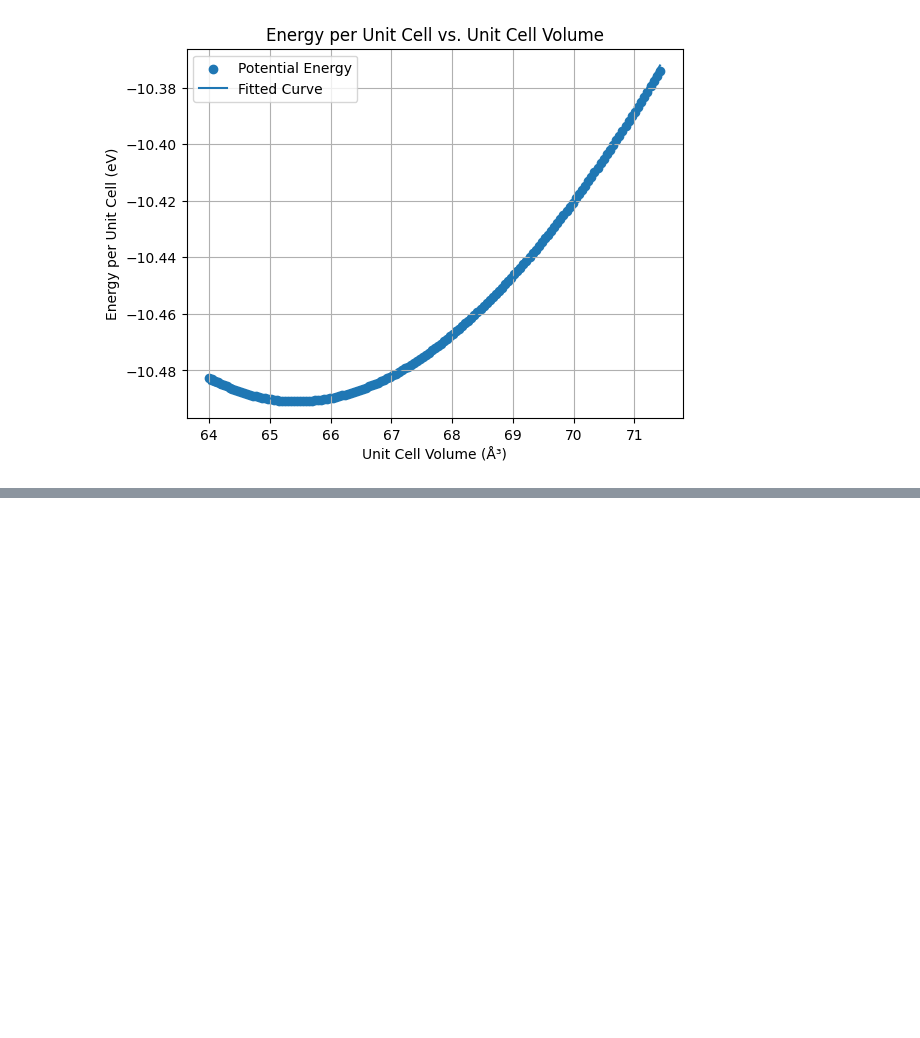
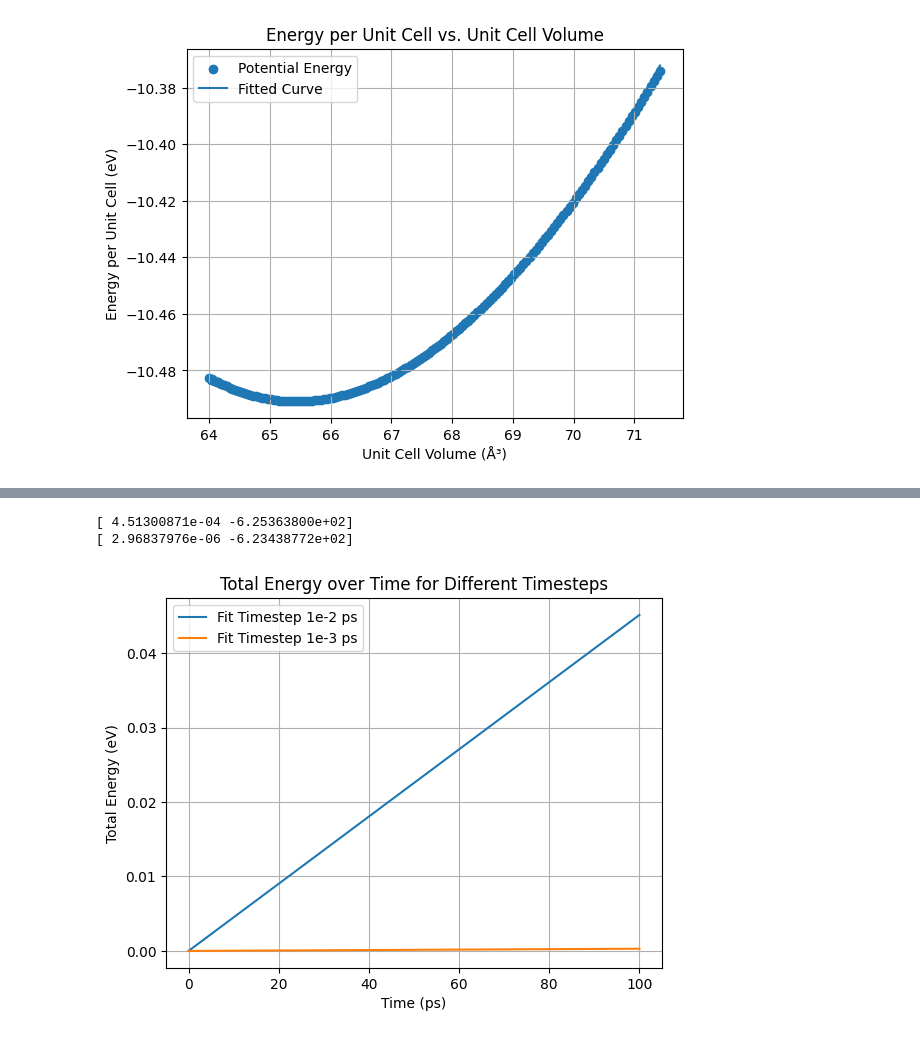
Before and after one commit to RichardBlucher/fka122-Exercises, a Jupyter notebook: fka122-Exercises1/Home-assignment/H1/visual.ipynb, the cells around one changed output, grey strips where cells are left out. Saved outputs shown, nothing was run; the diff lists cells and outputs as text; code cells hidden in the pictures; blank space fills up the shorter version.

```diff
--- a/fka122-Exercises1/Home-assignment/H1/visual.ipynb
+++ b/fka122-Exercises1/Home-assignment/H1/visual.ipynb
@@ -105,0 +106,34 @@ plt.show()
+# %%
+fit2 = np.polyfit(data_array2[:,0], data_array2[:,3], 1)
+print(fit2)
+fit3 = np.polyfit(data_array3[:,0], data_array3[:,3], 1)
+print(fit3)
+# %% [output]
+[ 4.51300871e-04 -6.25363800e+02]
+[ 2.96837976e-06 -6.23438772e+02]
+# %%
+data0 = pd.read_csv('output_0.csv', header=None)
+data1 = pd.read_csv('output_1.csv', header=None)
+data_array0 = data0.to_numpy()
+data_array1 = data1.to_numpy()
+data2 = pd.read_csv('output_2.csv', header=None)
+data3 = pd.read_csv('output_3.csv', header=None)
+data_array2 = data2.to_numpy()
+data_array3 = data3.to_numpy()
+#plt.plot(data_array0[:,0], data_array0[:,3], label='Timestep 1e0 ps')
+#plt.plot(data_array1[:,0], data_array1[:,3], label='Timestep 1e-1 ps')
+#plt.plot(data_array2[100:,0], data_array2[100:,3], label='Timestep 1e-2 ps')
+#lt.plot(data_array3[1000:,0], data_array3[1000:,3], label='Timestep 1e-3 ps')
+
+plt.plot(data_array2[:,0], data_array2[:,0]*fit2[0], label='Fit Timestep 1e-2 ps')
+plt.plot(data_array3[:,0], data_array3[:,0]*fit3[0], label='Fit Timestep 1e-3 ps')
+
+
+plt.xlabel('Time (ps)')
+plt.ylabel('Total Energy (eV)')
+plt.title('Total Energy over Time for Different Timesteps')
+plt.legend()
+plt.grid()
+plt.show()
+# %% [output]
+[figure, added]
```
Also changed, not shown: parts of 3 cells of this notebook, 11 other files.
